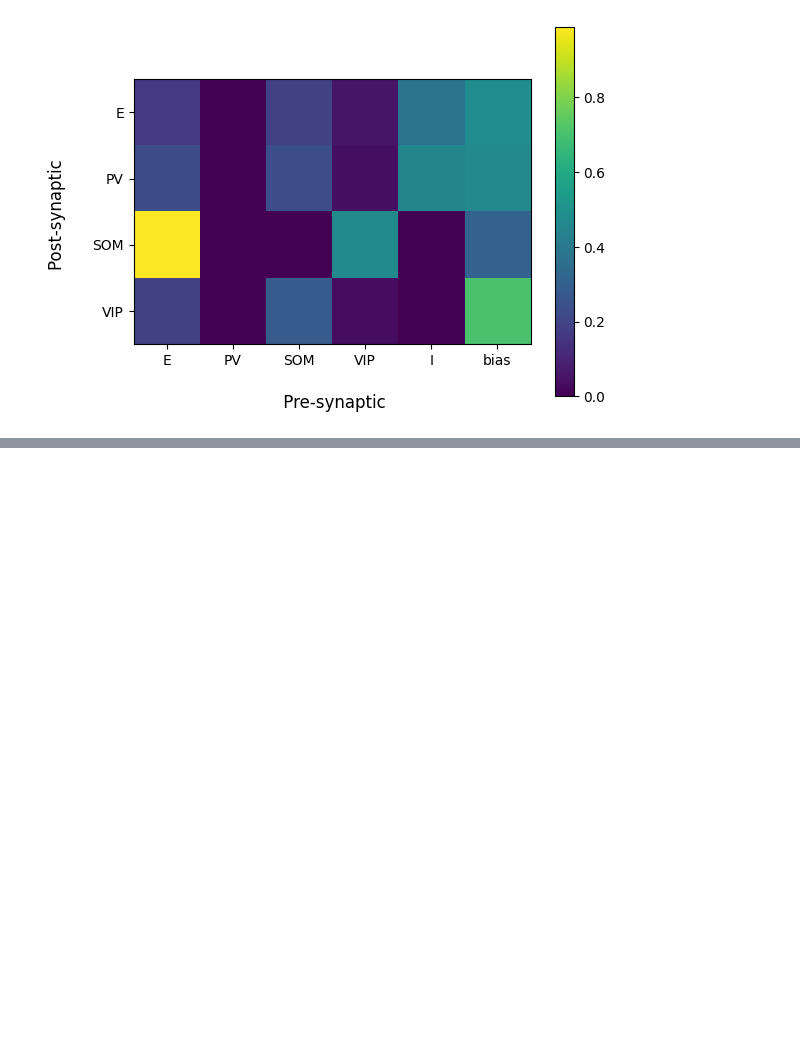
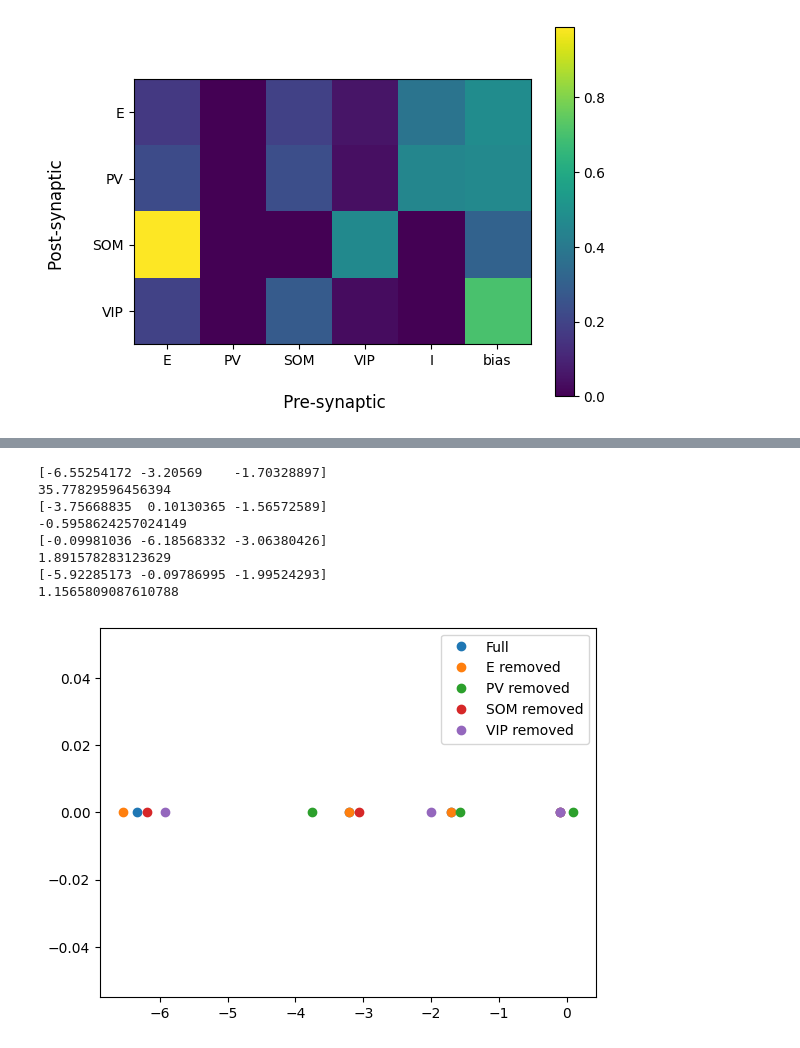
Before and after one commit to garza-roberto/inference_theory, a Jupyter notebook: src/Cecilia/exercise1_cdc.ipynb, the cells around one changed output, grey strips where cells are left out. Saved outputs shown, nothing was run; the diff lists cells and outputs as text; code cells hidden in the pictures; blank space fills up the shorter version.

```diff
--- a/src/Cecilia/exercise1_cdc.ipynb
+++ b/src/Cecilia/exercise1_cdc.ipynb
@@ -523,0 +546,11 @@ plt.show()
+# %%
+weight_from_paper_sign = get_weight_matrix_sign(weight_form_paper)
+# %%
+rates_sim = get_rates(np.random.rand(4)*4, weight_matrix_sign, I[0,1]/100, delta_h = 0, taus =  np.array([3,0.2,0.5,0.3]))
+
+full_jacobian = get_jacobian(rates_sim[0:4], weight_from_paper_sign[:,0:4], taus = np.array([3,0.2,0.5,0.3]))
+print(full_jacobian)
+evals_full_j = np.linalg.eigvals(full_jacobian)
+print(evals_full_j)
+print(np.linalg.det(-full_jacobian))
+print(np.trace(-full_jacobian))
@@ -523,0 +567,36 @@ plt.show()
+# %%
+jacobian_e_removed = get_minor_jacobian(full_jacobian, 0)
+evals_e_removed = np.linalg.eigvals(jacobian_e_removed)
+print(evals_e_removed)
+print(np.linalg.det(-jacobian_e_removed))
+jacobian_pv_removed = get_minor_jacobian(full_jacobian, 1)
+evals_pv_removed = np.linalg.eigvals(jacobian_pv_removed)
+print(evals_pv_removed)
+print(np.linalg.det(-jacobian_pv_removed))
+
+jacobian_som_removed = get_minor_jacobian(full_jacobian, 2)
+evals_som_removed = np.linalg.eigvals(jacobian_som_removed)
+print(evals_som_removed)
+print(np.linalg.det(-jacobian_som_removed))
+jacobian_vip_removed = get_minor_jacobian(full_jacobian, 3)
+evals_vip_removed = np.linalg.eigvals(jacobian_vip_removed)
+print(evals_vip_removed)
+print(np.linalg.det(-jacobian_vip_removed))
+
+plt.plot(evals_full_j.real, evals_full_j.imag, 'o', label = 'Full')
+plt.plot(evals_e_removed.real, evals_e_removed.imag, 'o', label = 'E removed')
+plt.plot(evals_pv_removed.real, evals_pv_removed.imag, 'o', label = 'PV removed')
+plt.plot(evals_som_removed.real, evals_som_removed.imag, 'o', label = 'SOM removed')
+plt.plot(evals_vip_removed.real, evals_vip_removed.imag, 'o', label = 'VIP removed')
+plt.legend()
+plt.show()
+# %% [output]
+[-6.55254172 -3.20569    -1.70328897]
+35.77829596456394
+[-3.75668835  0.10130365 -1.56572589]
+-0.5958624257024149
+[-0.09981036 -6.18568332 -3.06380426]
+1.891578283123629
+[-5.92285173 -0.09786995 -1.99524293]
+1.1565809087610788
+[figure, added]
```
Also changed, not shown: parts of 14 cells of this notebook.
